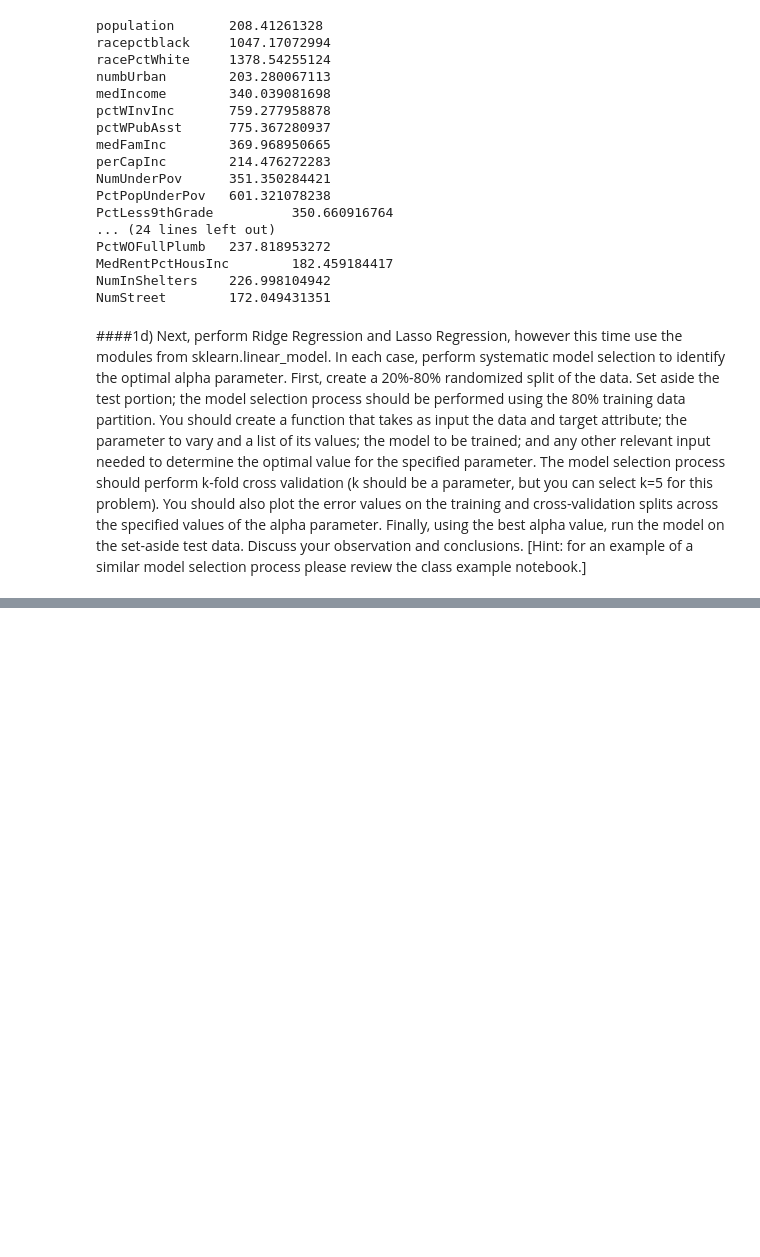
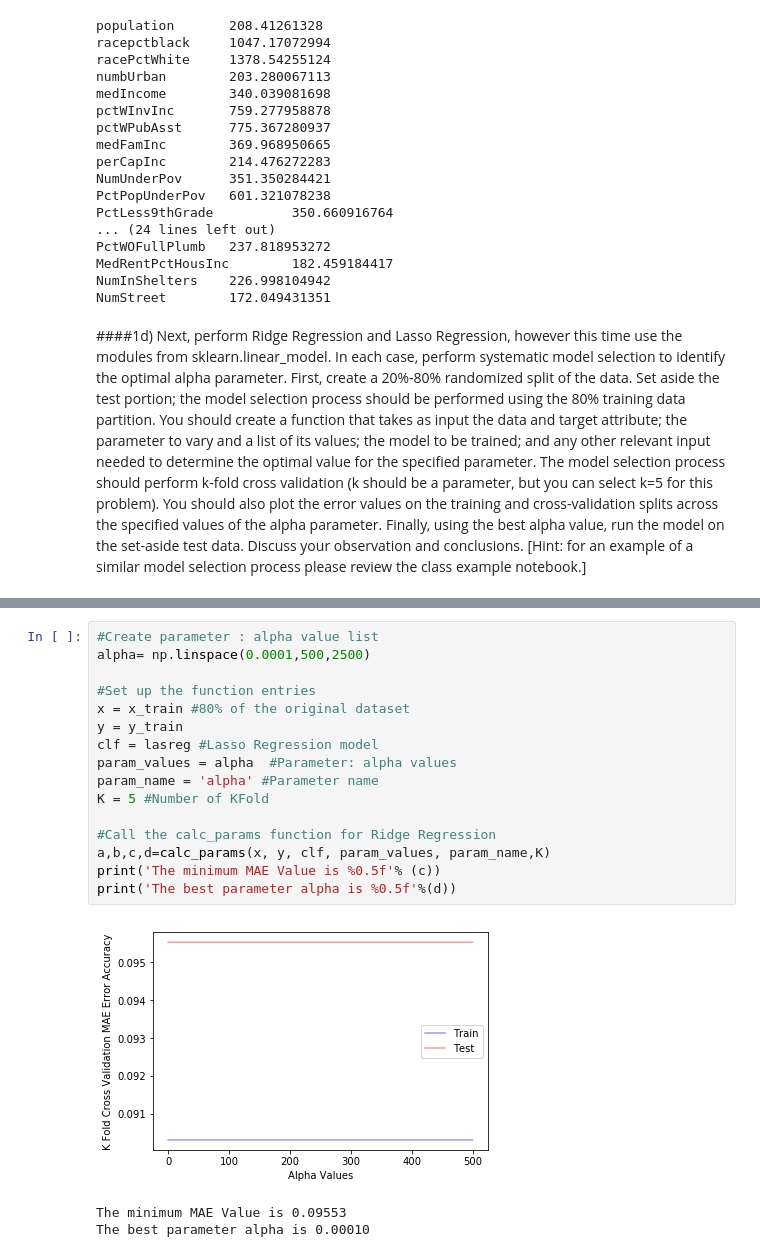
Before and after one commit to kyloop/CSC_478_Programming_Machine_Learning, a Jupyter notebook: 1a.b.c.d.ipynb, the cells around one changed output, grey strips where cells are left out. Cells and saved outputs as stored; diff of their text form; blank space fills up the shorter version.

```diff
--- a/1a.b.c.ipynb
+++ b/1a.b.c.d.ipynb
@@ -341,0 +426,20 @@ array([ 0.,  0.,  0.])
+# %%
+#Create parameter : alpha value list
+alpha= np.linspace(0.0001,500,2500)
+
+#Set up the function entries
+x = x_train #80% of the original dataset
+y = y_train
+clf = lasreg #Lasso Regression model
+param_values = alpha  #Parameter: alpha values
+param_name = 'alpha' #Parameter name
+K = 5 #Number of KFold
+
+#Call the calc_params function for Ridge Regression
+a,b,c,d=calc_params(x, y, clf, param_values, param_name,K)
+print('The minimum MAE Value is %0.5f'% (c))
+print('The best parameter alpha is %0.5f'%(d))
+# %% [output]
+[figure, added]
+The minimum MAE Value is 0.09553
+The best parameter alpha is 0.00010
```
Also changed, not shown: parts of 14 cells of this notebook, 1 other file.
